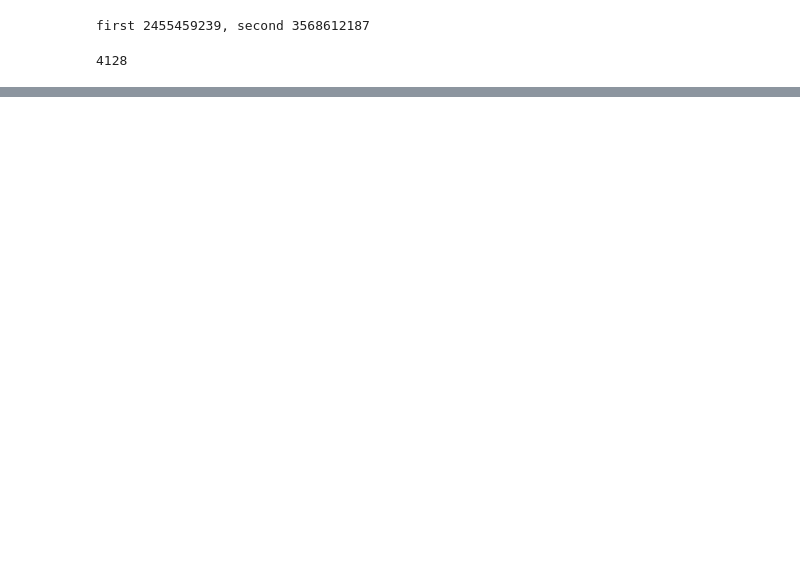
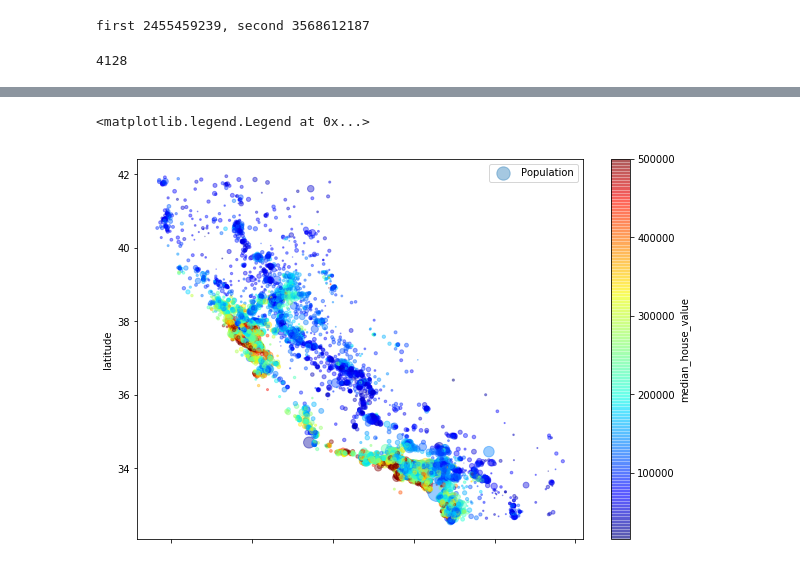
Before and after one commit to d-millard/rec-rep, a Jupyter notebook: ML_Learn/chap_two/chapter_two_project.ipynb, the cells around one changed output, grey strips where cells are left out. Saved outputs shown, nothing was run; the diff lists cells and outputs as text; code cells hidden in the pictures; blank space fills up the shorter version.

```diff
--- a/ML_Learn/chap_two/chapter_two_project.ipynb
+++ b/ML_Learn/chap_two/chapter_two_project.ipynb
@@ -262,7 +268,7 @@ first 2455459239, second 3568612187
 # %%
 count = 0
 
-df_index = df.reset_index()
+df_index = df.reset_index().copy()
 
 for i in df_index['index']:
     t = crc32(np.int64(i))  # crc32 creates a unique 32bit identifier from a certian indentifier in the dataframe, this being the index indentifier
@@ -283,0 +607,22 @@ df_index.head()
+# %%
+# darken the alpha because colors will get lighter,
+"""
+"s" is the s axis which is size of data points, use population column from df divided by 100 do keep the circles small, They are large and need to fit on graph
+needs to change the color of each value from population so need to call df[<attribute>] to perform action for each value in graph
+"""
+# "label" sets the label for what each data point represents
+# "figsize" sets the size of the graph
+""""
+"c" is the axis that controls color of data points, default of black and white color, it doesn't need the column specifically like for the s axis, \
+the function is being called on df so it knows attributes
+"""
+# "cmap" is the deafault color bar, "plt" comes with premade color bars like jet, use plt".get_cmap()" to call a color bar
+# "colorbar" sets the color bar to be displayed
+
+df.plot(kind='scatter', x='longitude', y='latitude', alpha=.4, s=df['population']/100,
+        label='Population', figsize=(10, 7), c='median_house_value', cmap=plt.get_cmap('jet'),
+        colorbar=True)
+plt.legend()  # think this is supposed to make legends appear but it happens automatically in lab
+# %% [output]
+<matplotlib.legend.Legend at 0x...>
+[figure, added]
```
Also changed, not shown: parts of 42 cells of this notebook.
